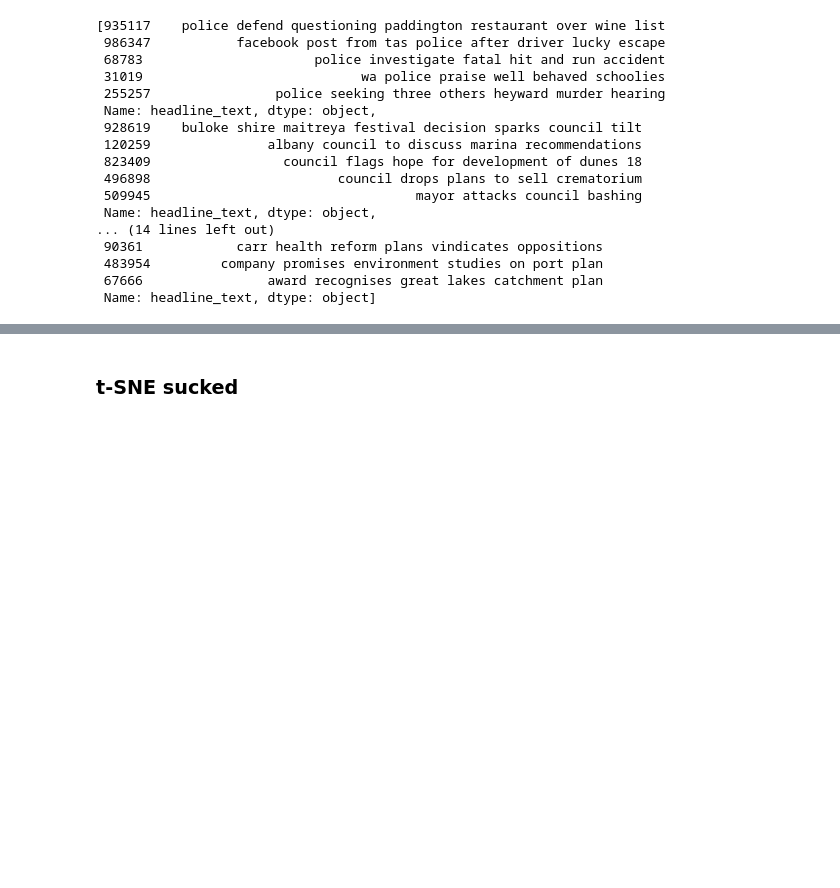
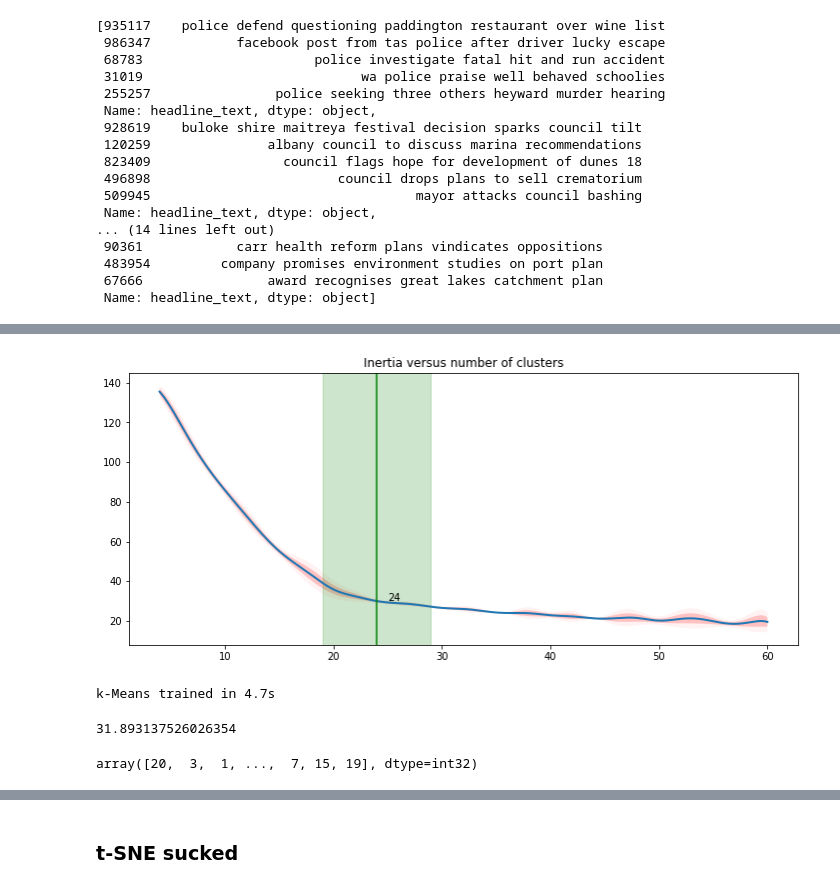
Before and after one commit to giuliano0/mo444-2018s1, a Jupyter notebook: lab3/src/exploration.ipynb, the cells around one changed output, grey strips where cells are left out. Saved outputs shown, nothing was run; the diff lists cells and outputs as text; code cells hidden in the pictures; blank space fills up the shorter version.

```diff
--- a/lab3/src/exploration.ipynb
+++ b/lab3/src/exploration.ipynb
@@ -742,0 +933,47 @@ Name: headline_text, dtype: object
+# %%
+plt.figure(figsize=(12, 5))
+
+metric_avg = km_score_stats_y['inertia'][0]
+metric_std = km_score_stats_y['inertia'][1]
+
+# interpolate the error curve
+newx = np.linspace(k_values_y.min(), k_values_y.max(), 10 * (k_values_y.max() - k_values_y.min()))
+ta, ca, ka = splrep(k_values_y, metric_avg, s=0, k=5)
+ts, cs, ks = splrep(k_values_y, metric_std, s=0, k=5)
+spl_avg = BSpline(ta, ca, ka)
+spl_std = BSpline(ts, cs, ks)
+
+avg_smooth = spl_avg(newx)
+std_smooth = spl_std(newx)
+best = k_values_y[int(best['mid'])]
+
+plt.plot(newx, avg_smooth, linewidth=2)
+plt.fill_between(newx, avg_smooth - std_smooth, avg_smooth + std_smooth, facecolor='red', alpha=0.2, interpolate=True)
+plt.fill_between(newx, avg_smooth - 2*std_smooth, avg_smooth + 2*std_smooth, facecolor='red', alpha=0.05, interpolate=True)
+plt.axvspan(best - 5, best + 5, alpha=0.2, color='green')
+plt.axvline(best, color='green')
+plt.annotate(str(best), (max_idx+1, metric_avg[max_idx]))
+plt.title(metric)
+
+plt.title('Inertia versus number of clusters')
+plt.show()
+# %% [output]
+[figure, added]
+# %%
+# "Final training" for a year dataset
+
+km_yy = KMeans(n_clusters=21, n_jobs=4, n_init=20, max_iter=500, algorithm='full')
+data_y = nmf_feats_y
+
+t0 = time.time()
+km_yy.fit(data_y)
+
+print('k-Means trained in %.1fs' % (time.time() - t0))
+km_yy.inertia_
+# %% [output]
+k-Means trained in 4.7s
+31.893137526026354
+# %%
+km_yy.labels_
+# %% [output]
+array([20,  3,  1, ...,  7, 15, 19], dtype=int32)
```
Also changed, not shown: parts of 18 cells of this notebook.
